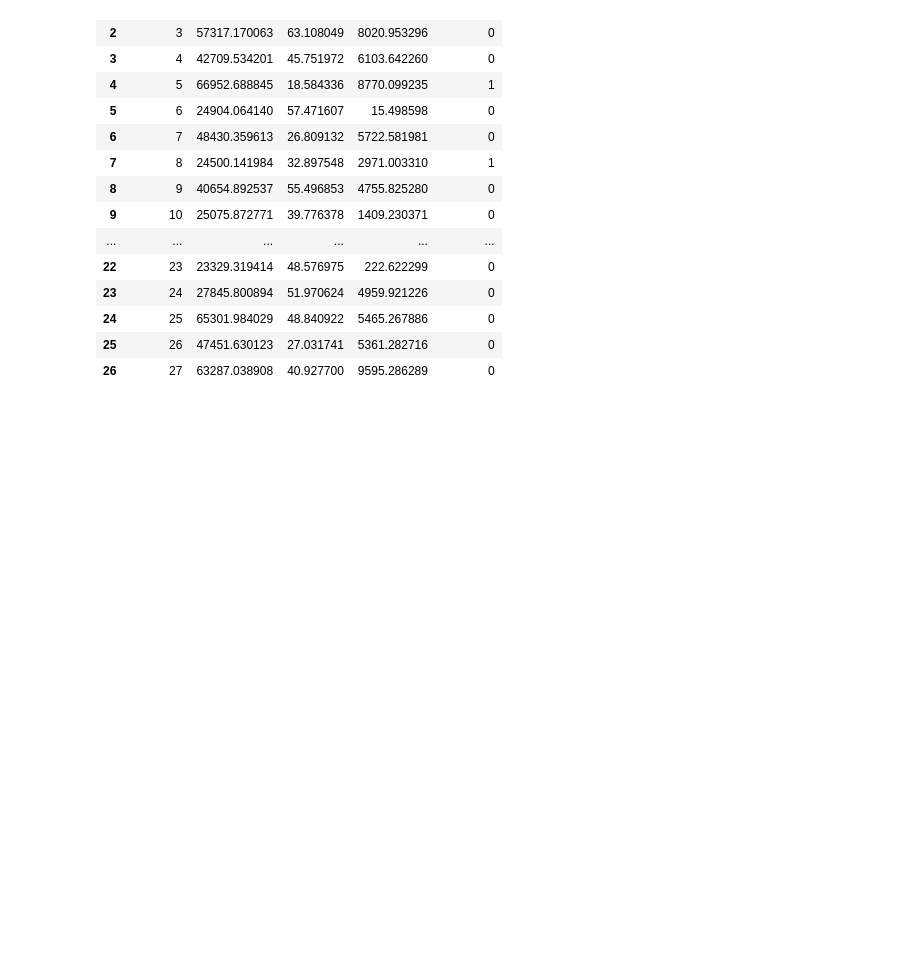
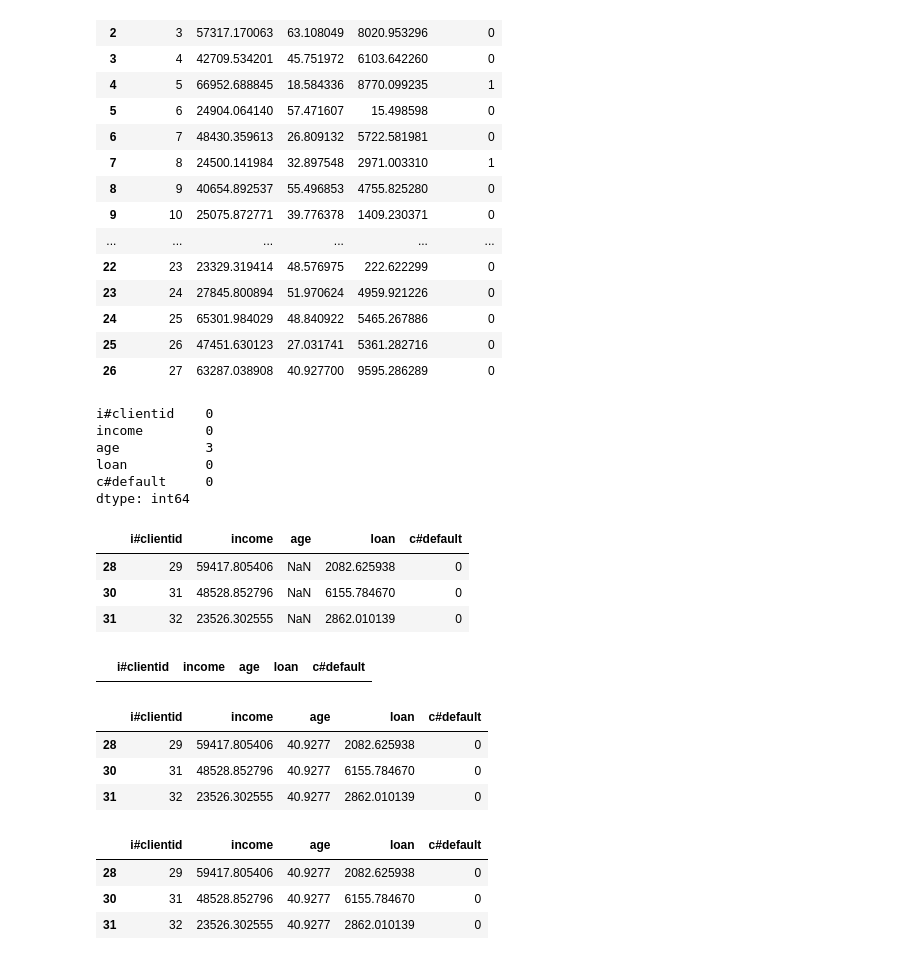
Before and after one commit to caiquemiranda/machine-learning-studies, a Jupyter notebook: cls01-pre-processamento-dados-classificação.ipynb, the cells around one changed output. Cells and saved outputs as stored; diff of their text form; code cells hidden in the pictures; blank space fills up the shorter version.

Commit message:
tratamento final dos dados

```diff
--- a/cls01-pre-processamento-dados-classificação.ipynb
+++ b/cls01-pre-processamento-dados-classificação.ipynb
@@ -206,0 +216,20 @@ base_credit.head(27)
+# %%
+# visualização da quantidade de valores faltantes
+
+base_credit.isnull().sum()
+# %% [output]
+i#clientid    0
+income        0
+age           3
+loan          0
+c#default     0
+dtype: int64
+# %%
+# visualização dos registros com valores faltantes
+
+base_credit.loc[pd.isnull(base_credit['age'])]
+# %% [output]
+|  | i#clientid | income | age | loan | c#default |
+| 28 | 29 | 59417.805406 | NaN | 2082.625938 | 0 |
+| 30 | 31 | 48528.852796 | NaN | 6155.784670 | 0 |
+| 31 | 32 | 23526.302555 | NaN | 2862.010139 | 0 |
@@ -206,0 +240,24 @@ base_credit.head(27)
+# %%
+# visualização dos registros com valores faltantes após o tratamento
+
+base_credit.loc[pd.isnull(base_credit['age'])]
+# %% [output]
+|  | i#clientid | income | age | loan | c#default |
+# %%
+# verificação dos registros após o tratamento
+
+base_credit.loc[(base_credit['i#clientid'] == 29) | (base_credit['i#clientid'] == 31) | (base_credit['i#clientid'] == 32)]
+# %% [output]
+|  | i#clientid | income | age | loan | c#default |
+| 28 | 29 | 59417.805406 | 40.9277 | 2082.625938 | 0 |
+| 30 | 31 | 48528.852796 | 40.9277 | 6155.784670 | 0 |
+| 31 | 32 | 23526.302555 | 40.9277 | 2862.010139 | 0 |
+# %%
+# verificação dos registros após o tratamento
+
+base_credit.loc[base_credit['i#clientid'].isin([29, 31, 32])]
+# %% [output]
+|  | i#clientid | income | age | loan | c#default |
+| 28 | 29 | 59417.805406 | 40.9277 | 2082.625938 | 0 |
+| 30 | 31 | 48528.852796 | 40.9277 | 6155.784670 | 0 |
+| 31 | 32 | 23526.302555 | 40.9277 | 2862.010139 | 0 |
```
Also changed, not shown: parts of 4 cells of this notebook.
